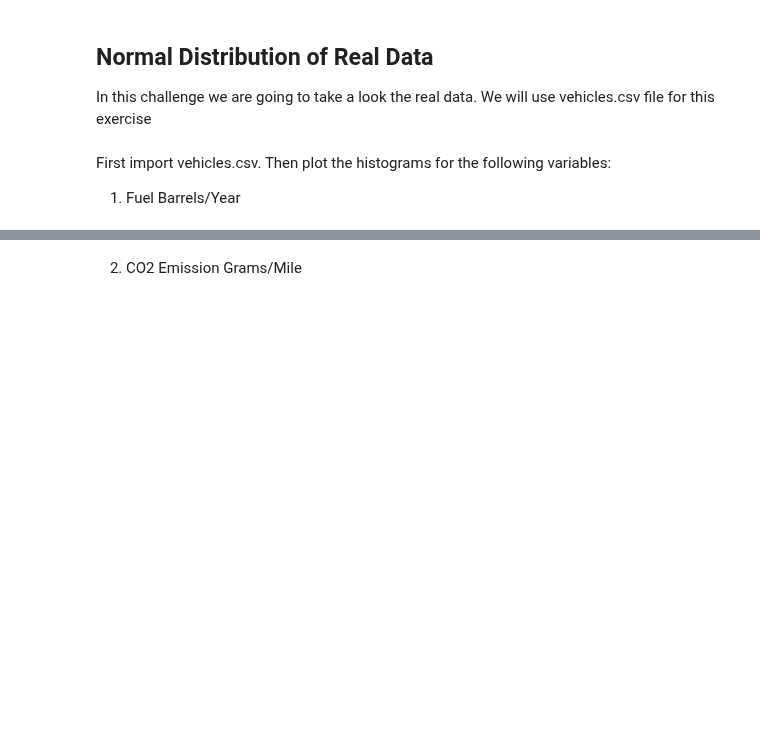
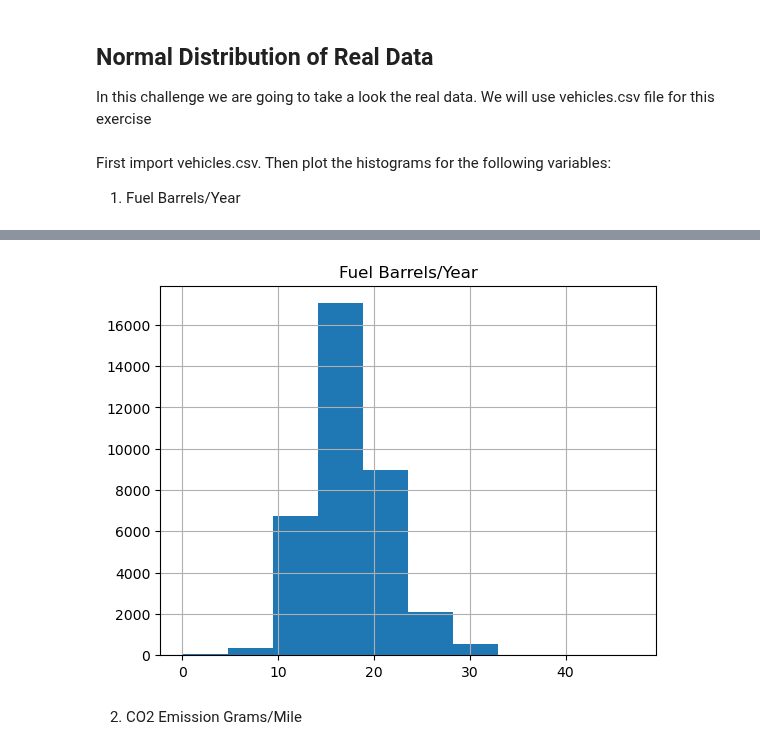
Before and after one commit to ta-data-lis/lab-probability-distributions, a Jupyter notebook: your-code/continuous.ipynb, the cells around one changed output, grey strips where cells are left out. Cells and saved outputs as stored; diff of their text form; code cells hidden in the pictures; blank space fills up the shorter version.

```diff
--- a/your-code/continuous.ipynb
+++ b/your-code/continuous.ipynb
@@ -78,0 +115,5 @@ Then plot the histograms for the following variables:
+# %%
+# your code here
+import pandas as pd
+vehicles = pd.read_csv("vehicles.csv")
+vehicles.head()
@@ -79,3 +127,8 @@ Then plot the histograms for the following variables:
+# %%
+vehicles.hist(["Fuel Barrels/Year"])
+plt.show()
+# %% [output]
+[figure, added]
 # %% [markdown]
 2. CO2 Emission Grams/Mile
 # %%
```
Also changed, not shown: parts of 22 cells of this notebook.
